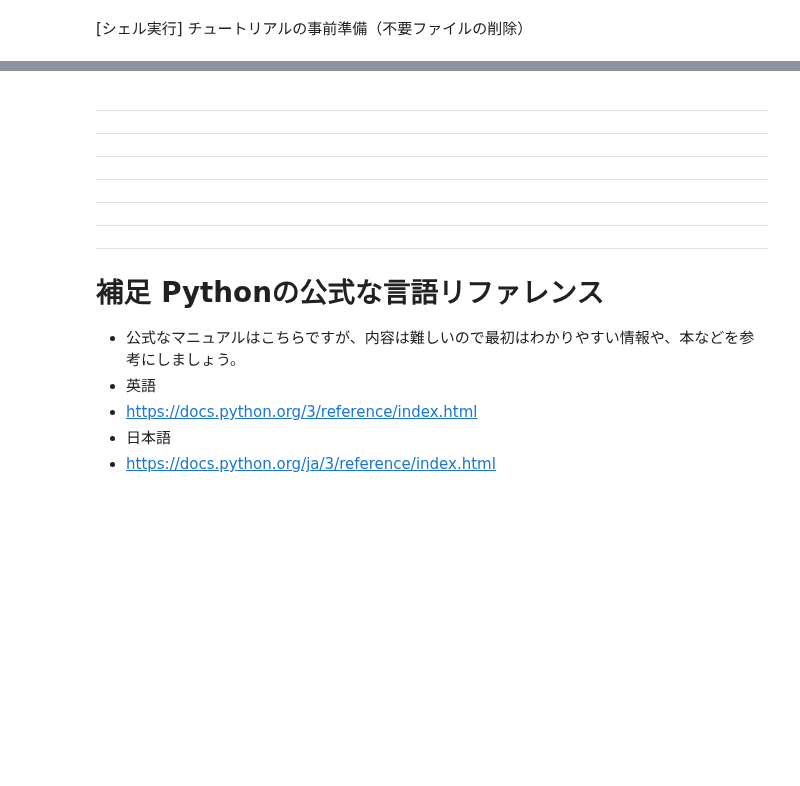
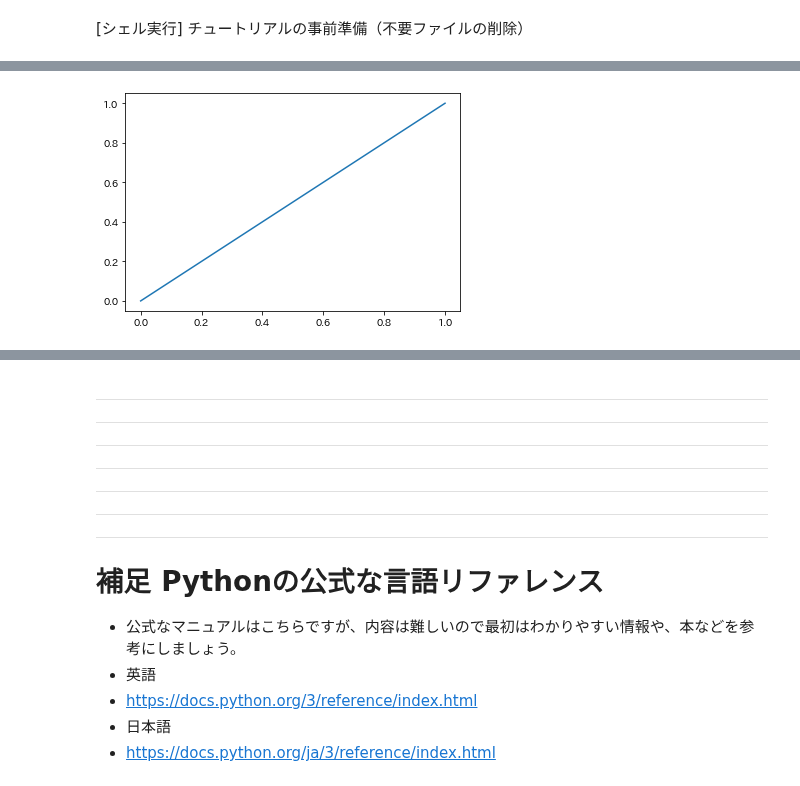
Before and after one commit to abenben/starproject-python, a Jupyter notebook: tutorial09.ipynb, the cells around one changed output, grey strips where cells are left out. Drawn from its saved outputs; the diff is of its cells as text; code cells hidden in the pictures; blank space fills up the shorter version.

```diff
--- a/tutorial09.ipynb
+++ b/tutorial09.ipynb
@@ -54,0 +50,8 @@ con=sqlite3.connect(dbname)
+# %%
+fig = plt.figure()
+ax = fig.add_subplot(111)
+dat=[0,1]
+ax.plot(dat)
+plt.show()
+# %% [output]
+[figure, added]
```
Also changed, not shown: parts of 58 cells of this notebook.
